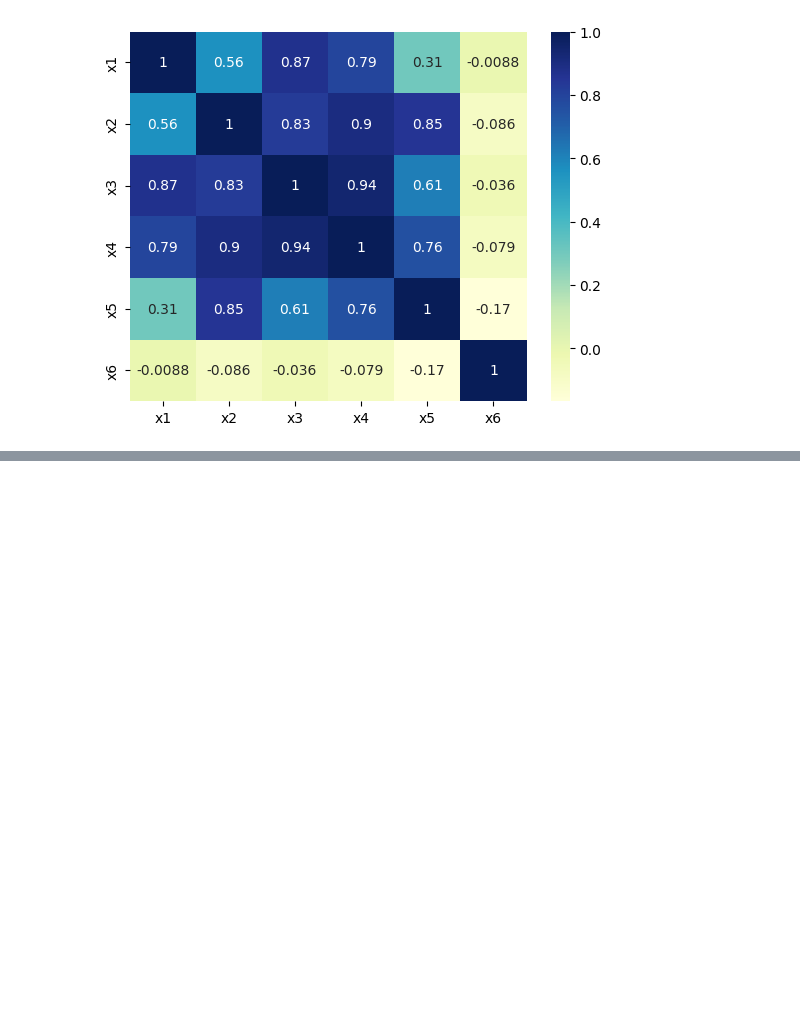
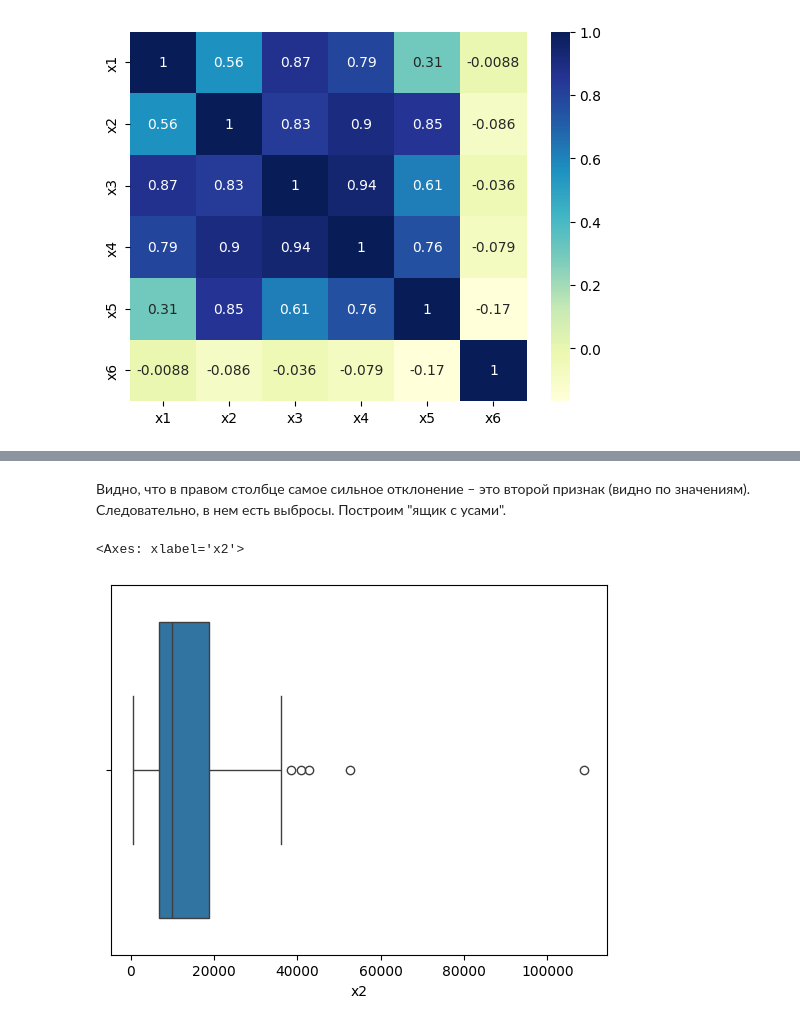
Before and after one commit to kujilit/machine-learning, a Jupyter notebook: labs/lab1/main.ipynb, the cells around one changed output, grey strips where cells are left out. Cells and saved outputs as stored; diff of their text form; code cells hidden in the pictures; blank space fills up the shorter version.

```diff
--- a/labs/lab1/main.ipynb
+++ b/labs/lab1/main.ipynb
@@ -77,0 +137,7 @@ TypeError: sum() takes at least 1 positional argument (0 given)
+# %% [markdown]
+Видно, что в правом столбце самое сильное отклонение – это второй признак (видно по значениям). Следовательно, в нем есть выбросы. Построим "ящик с усами".
+# %%
+sb.boxplot(x=teachers_dataframe['x2'])
+# %% [output]
+<Axes: xlabel='x2'>
+[figure, added]
```
Also changed, not shown: parts of 8 cells of this notebook.
